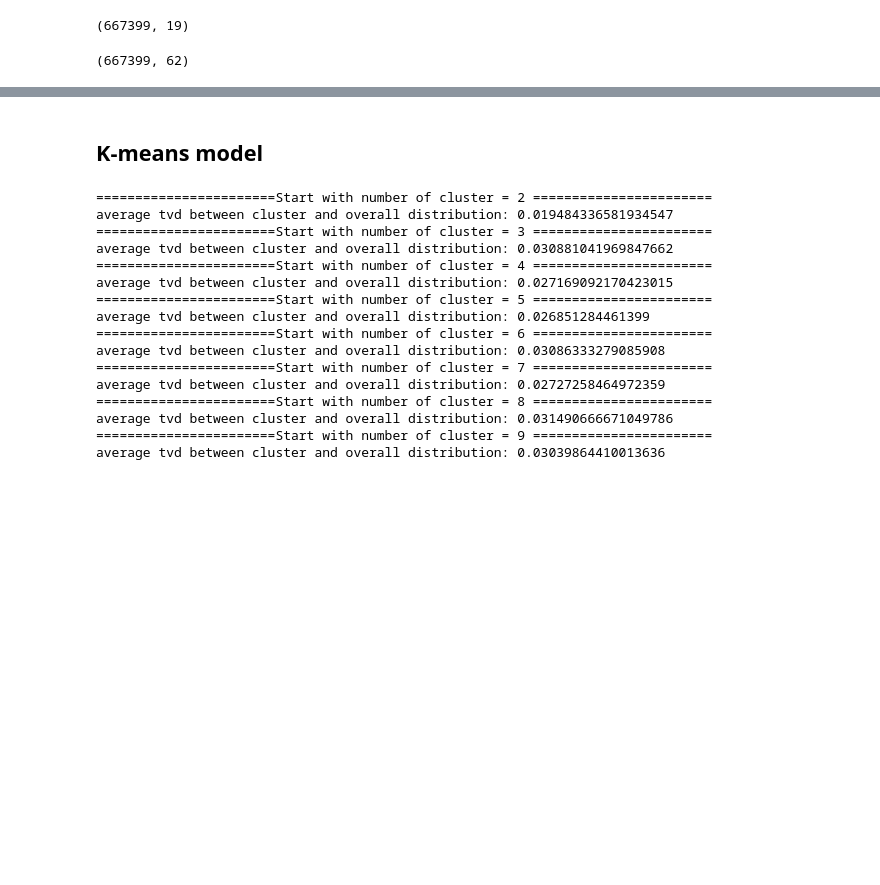
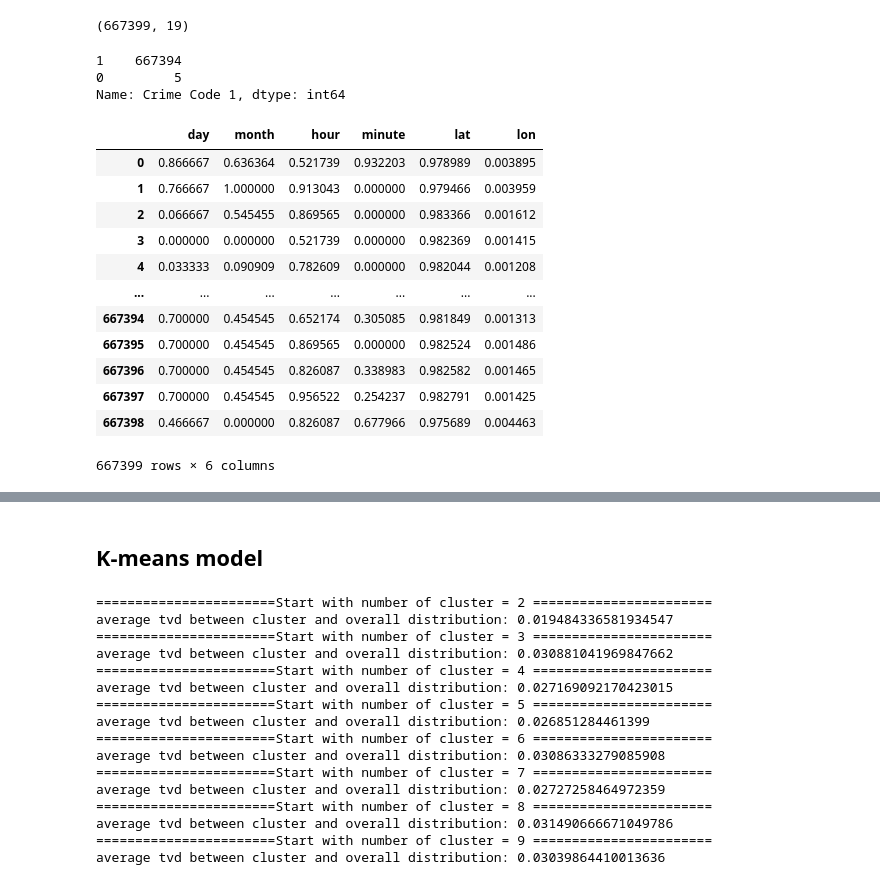
Before and after one commit to zaxiang/Implicit_Bias_Detection, a Jupyter notebook: Week5.ipynb, the cells around one changed output, grey strips where cells are left out. Saved outputs shown, nothing was run; the diff lists cells and outputs as text; code cells hidden in the pictures; blank space fills up the shorter version.

```diff
--- a/Week5.ipynb
+++ b/Week5.ipynb
@@ -52,9 +58,26 @@ dummies_area_ID = pd.get_dummies(crime['Area ID'])
 latitude = crime['Location '].apply(lambda x: float(ast.literal_eval(x)['latitude']))
 longitude = crime['Location '].apply(lambda x: float(ast.literal_eval(x)['longitude']))
 #dummies_type_location = pd.get_dummies(crime['Premise Code'])
+# %%
+def normalize(series):
+    #already imported np and pd
+    array = np.array(series)
+    array_norm = (array-np.min(array))/(np.max(array)-np.min(array))
+    return pd.Series(array_norm)
+# %%
+import numpy as np
+need_normalize = [day, month, hour, minute, latitude, longitude]
+for i in range(len(need_normalize)):
+    need_normalize[i] = normalize(need_normalize[i])
 # %%
 #crime code in four category (1 most serious)
 code1 = crime['Crime Code 1']
 code2 = crime['Crime Code 2']
 code3 = crime['Crime Code 3']
 code4 = crime['Crime Code 4']
+# %%
+code1.value_counts()
+# %% [output]
+1    667394
+0         5
+Name: Crime Code 1, dtype: int64
@@ -61,3 +90,19 @@ code4 = crime['Crime Code 4']
+# %%
+df_feature_crime
+# %% [output]
+|  | day | month | hour | minute | lat | lon |
+| 0 | 0.866667 | 0.636364 | 0.521739 | 0.932203 | 0.978989 | 0.003895 |
+| 1 | 0.766667 | 1.000000 | 0.913043 | 0.000000 | 0.979466 | 0.003959 |
+| 2 | 0.066667 | 0.545455 | 0.869565 | 0.000000 | 0.983366 | 0.001612 |
+| 3 | 0.000000 | 0.000000 | 0.521739 | 0.000000 | 0.982369 | 0.001415 |
+| 4 | 0.033333 | 0.090909 | 0.782609 | 0.000000 | 0.982044 | 0.001208 |
+| ... | ... | ... | ... | ... | ... | ... |
+| 667394 | 0.700000 | 0.454545 | 0.652174 | 0.305085 | 0.981849 | 0.001313 |
+| 667395 | 0.700000 | 0.454545 | 0.869565 | 0.000000 | 0.982524 | 0.001486 |
+| 667396 | 0.700000 | 0.454545 | 0.826087 | 0.338983 | 0.982582 | 0.001465 |
+| 667397 | 0.700000 | 0.454545 | 0.956522 | 0.254237 | 0.982791 | 0.001425 |
+| 667398 | 0.466667 | 0.000000 | 0.826087 | 0.677966 | 0.975689 | 0.004463 |
+667399 rows × 6 columns
 # %%
 #Victim
 victim_sex = pd.get_dummies(crime['Victim Sex'])
@@ -73,4 +112,0 @@ df_feature_crime = pd.concat({'day':day, 'month':month, 'hour':hour, 'minute': m
-# %%
-df_feature_crime.shape
-# %% [output]
-(667399, 62)
```
Also changed, not shown: parts of 7 cells of this notebook, 1 other file.
